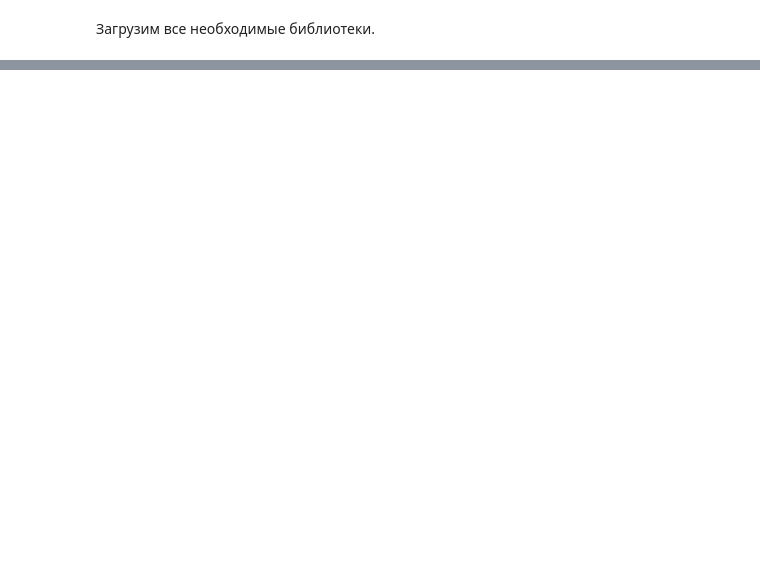
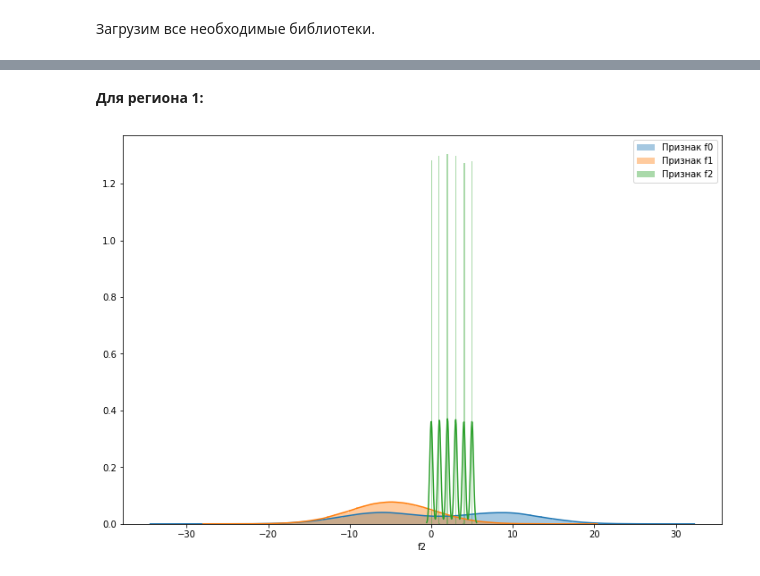
Before and after one commit to dmitrychernov77/Portfolio, a Jupyter notebook: Добыча нефти/oil_industry.ipynb, the cells around one changed output, grey strips where cells are left out. Drawn from its saved outputs; the diff is of its cells as text; code cells hidden in the pictures; blank space fills up the shorter version.

```diff
--- a/Добыча нефти/oil_industry.ipynb
+++ b/Добыча нефти/oil_industry.ipynb
@@ -478,0 +142,6 @@ result_smape(r_prediction_rf, f_prediction_rf)
+# %% [markdown]
+**Для региона 1:**
+# %%
+print_hist(df1)
+# %% [output]
+[figure, added]
```
Also changed, not shown: parts of 146 cells of this notebook, 4 other files.
